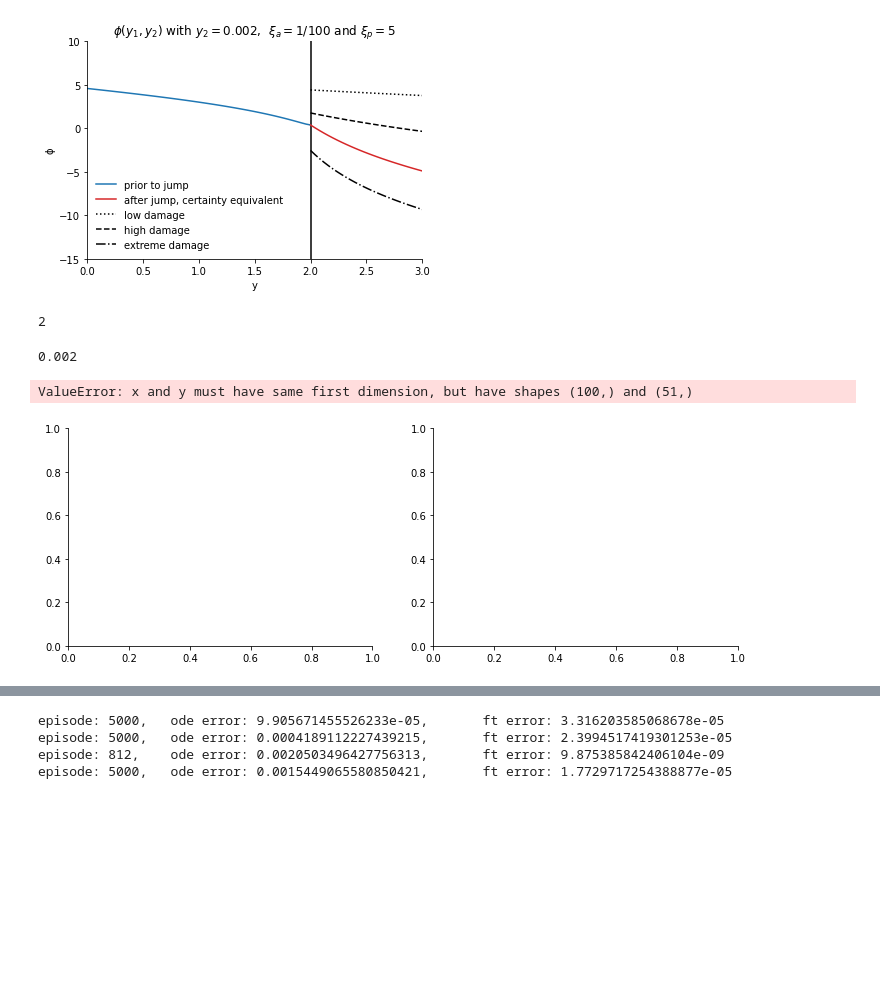
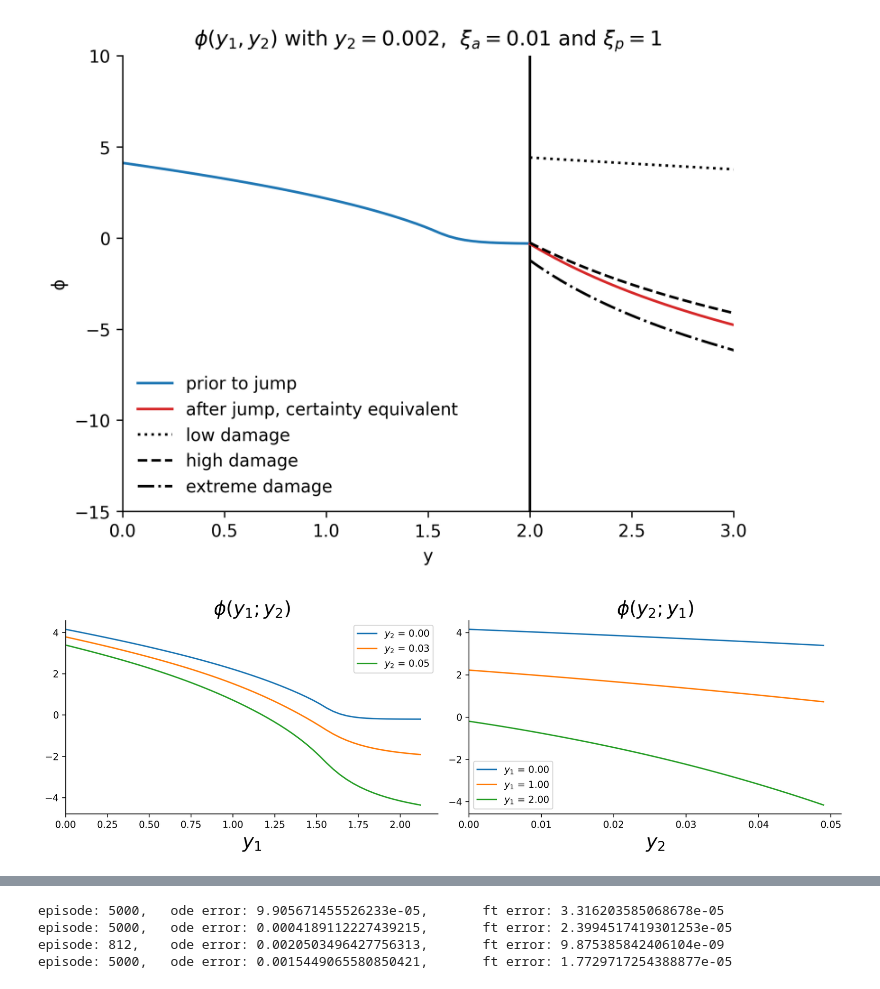
Before and after one commit to lphansen/ClimateUncertaintySpillover, a Jupyter notebook: notebook/2_state_temperature.ipynb, the cells around one changed output, grey strips where cells are left out. Saved outputs shown, nothing was run; the diff lists cells and outputs as text; code cells hidden in the pictures; blank space fills up the shorter version.

```diff
--- a/notebook/2_state_temperature.ipynb
+++ b/notebook/2_state_temperature.ipynb
@@ -126,16 +132,17 @@ n_y1 = len(y1_grid)
 n_y2 = len(y2_grid)
 # %%
 tol = 1e-7
-ϵ = 0.5
+ϵ = 1.
 max_iter = 5_000
 πa_o = np.ones((len(θ_list), n_y1, n_y2))/len(θ_list)
 θ_mat = np.zeros((len(θ_list), n_y1, n_y2))
 for i in range(len(θ_list)):
     θ_mat[i] = θ_list[i]
 πa = πa_o
+
 solu=dict()
-for i in range(3):
-    π_p = np.zeros(3)
+for i in range(len(γ3_list)):
+    π_p = np.zeros(len(γ3_list))
     π_p[i] = 1
     dΛ1 = γ1 + γ2*y1_mat + π_p@γ3_list*(y1_mat - ȳ)*(y1_mat >ȳ)
 # ddΛ = γ2 + π_p@γ3_list*(y_mat >ȳ)
@@ -156,7 +163,7 @@ for i in range(3):
         # updating controls
         ems_new =  - η/(v0_dy2*λ*np.sum(θ_mat*πa, axis=0))
         ems_new[ems_new <= 1e-15] = 1e-15
-        ems = ems_new*0.5 + ems_old*0.5
+        ems = ems_new*0.05 + ems_old*0.95
 
         weight = np.array([-1/ξa*v0_dy2*λ*ems*θ for θ in θ_list])
         weight = weight - np.max(weight, axis=0)
@@ -164,7 +171,7 @@ for i in range(3):
 #         πa[πa<1e-15] = 1e-15
         πa = πa/np.sum(πa, axis=0)
 
-        print(np.min(ems))
+#         print(np.min(ems))
         # HJB coefficient
         A =  -δ*np.ones(y1_mat.shape)
         B_y1 =  y2_mat
@@ -180,10 +187,12 @@ for i in range(3):
         rhs_error = np.max(abs(rhs))
         lhs_error = np.max(abs((out_comp - v0)/ϵ))
         #     if episode % 1 == 0:
-        print("Episode {:d}: PDE Error: {:.12f}; False Transient Error: {:.12f}; Iterations: {:d}; CG Error: {:.12f}".format(episode, rhs_error, lhs_error, out[0], out[1]))
+#         print("Episode {:d}: PDE Error: {:.12f}; False Transient Error: {:.12f}; Iterations: {:d}; CG Error: {:.12f}".format(episode, rhs_error, lhs_error, out[0], out[1]))
         episode += 1
         v0 = out_comp
         ems_old = ems
-        print("End of PDE solver, takes time: {}".format(time.time() - solve_start))
+#         print("End of PDE solver, takes time: {}".format(time.time() - solve_start))
+
+    print("Episode {:d}: PDE Error: {:.12f}; False Transient Error: {:.12f}; Iterations: {:d}; CG Error: {:.12f}".format(episode, rhs_error, lhs_error, out[0], out[1]))
     result = dict(v0=v0, ems=ems, πa=πa)
     solu[π_p@γ3_list] = result
@@ -327,35 +348,45 @@ array([-4.76618744e-13, -4.12558876e-13, -3.46112028e-13, -2.76889622e-13,
 # %%
 #
-plt.plot(y1_grid[:numy_bar+1],phi_mat[:,2], color="tab:blue",label="prior to jump")
-plt.plot(y1_grid[numy_bar:], ϕ_equiv[numy_bar:][:,2], color="tab:red", label="after jump, certainty equivalent")
-plt.plot(y1_grid[numy_bar:], ϕ_list[0][numy_bar:,2], color="black", linestyle=":", label="low damage")
-plt.plot(y1_grid[numy_bar:], ϕ_list[1][numy_bar:,2], color="black", linestyle="--", label="high damage")
-plt.plot(y1_grid[numy_bar:], ϕ_list[2][numy_bar:,2], color="black", linestyle="-.", label="extreme damage")
+plt.plot(y1_grid[:loc_2 + 1],
+         phi_mat[:loc_2 + 1, 2],
+         color="tab:blue",
+         label="prior to jump")
+plt.plot(y1_grid[loc_2:],
+         ϕ_equiv[loc_2:][:, 2],
+         color="tab:red",
+         label="after jump, certainty equivalent")
+plt.plot(y1_grid[loc_2:],
+         ϕ_list[0][loc_2:, 2],
+         color="black",
+         linestyle=":",
+         label="low damage")
+plt.plot(y1_grid[loc_2:],
+         ϕ_list[10][loc_2:, 2],
+         color="black",
+         linestyle="--",
+         label="high damage")
+plt.plot(y1_grid[loc_2:],
+         ϕ_list[-1][loc_2:, 2],
+         color="black",
+         linestyle="-.",
+         label="extreme damage")
 
 plt.legend(frameon=False)
-plt.title("$ϕ(y_1, y_2)$ with $y_2 = 0.002$,  $ξ_a = 1/100$ and $ξ_p = 5$")
+plt.title("$ϕ(y_1, y_2)$ with $y_2 = 0.002$,  $ξ_a = 0.01$ and $ξ_p = 1$")
 plt.vlines(2, ymax=10, ymin=-15, color="black")
 plt.xlim(0, 3)
-plt.ylim(-15,10)
+plt.ylim(-15, 10)
 plt.xlabel("y")
 plt.ylabel("ϕ")
 # plt.savefig("./paper_plots/2_state_value_function.png", dpi=400, facecolor="w", edgecolor="w", bbox_inches="tight")
 plt.show()
 # %% [output]
-[figure, old version]
+[figure, new version]
-# %%
-(np.abs(y2_grid - θ)).argmin()
-# %% [output]
-2
-# %%
-y2_grid[2]
-# %% [output]
-0.002
 # %%
 fig, (ax1, ax2) = plt.subplots(1,2, figsize=(12,4))
-ax1.plot(y1_mat[:,0], v0[:,0], label="$y_2$ = {:.2f}".format(y2_mat[0,0]))
-ax1.plot(y1_mat[:,0], v0[:,int(n_y2/2)], label="$y_2$ = {:.2f}".format(y2_mat[0,int(n_y2/2)]))
-ax1.plot(y1_mat[:,0], v0[:,-1], label="$y_2$ = {:.2f}".format(y2_mat[0,-1]))
+ax1.plot(y1_mat_cap[:,0], v0[:,0], label="$y_2$ = {:.2f}".format(y2_mat[0,0]))
+ax1.plot(y1_mat_cap[:,0], v0[:,int(n_y2/2)], label="$y_2$ = {:.2f}".format(y2_mat[0,int(n_y2/2)]))
+ax1.plot(y1_mat_cap[:,0], v0[:,-1], label="$y_2$ = {:.2f}".format(y2_mat[0,-1]))
 ax1.set_title('$ϕ(y_1; y_2)$', size=20)
 ax1.set_xlabel("$y_1$", size=20)
 ax1.legend()
@@ -363,8 +394,9 @@ ax1.legend()
 ax1.set_xlim(0)
 # ax1.set_ylim(-0.18, 0.05)
 ax2.plot(y2_mat[0], v0[0], label="$y_1$ = {:.2f}".format(y1_mat[0,0]))
-ax2.plot(y2_mat[10], v0[int(n_y1/2)], label="$y_1$ = {:.2f}".format(y1_mat[int(n_y1/2),0]))
-ax2.plot(y2_mat[-1], v0[-1], label="$y_1$ = {:.2f}".format(y1_mat[-1,0]))
+ax2.plot(y2_mat[int(n_y1 / 4)], v0[int(n_y1/4)], label="$y_1$ = {:.2f}".format(y1_mat[int(n_y1/4),0]))
+ax2.plot(y2_mat[int(n_y1 / 2)], v0[int(n_y1/2)], label="$y_1$ = {:.2f}".format(y1_mat[int(n_y1/2),0]))
+# ax2.plot(y2_mat[-1], v0[-1], label="$y_1$ = {:.2f}".format(y1_mat[-1,0]))
 ax2.set_title('$ϕ(y_2; y_1)$', size=20)
 ax2.set_xlabel('$y_2$', size=20)
 ax2.set_xlim(0)
@@ -372,8 +404,8 @@ ax2.legend()
 # ax2.set_ylim(-0.18, 0.05)
 fig.tight_layout()
 # plt.savefig("ϕ.png", bbox_inches="tight", facecolor="w", edgecolor="w")
+plt.show()
 # %% [output]
-ValueError: x and y must have same first dimension, but have shapes (100,) and (51,)
-[figure, old version]
+[figure, new version]
 # %%
 fig, (ax1, ax2) = plt.subplots(1,2, figsize=(12,4))
```
Also changed, not shown: parts of 28 cells of this notebook, 1 other file.
